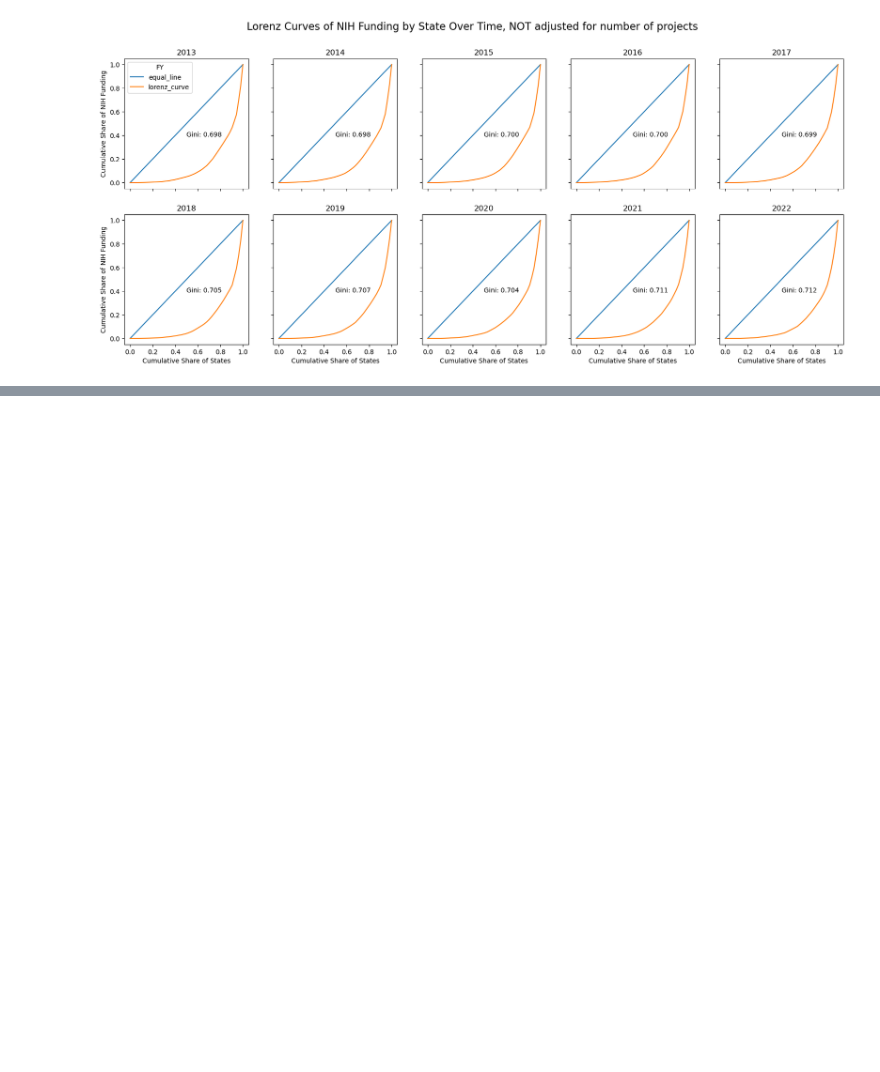
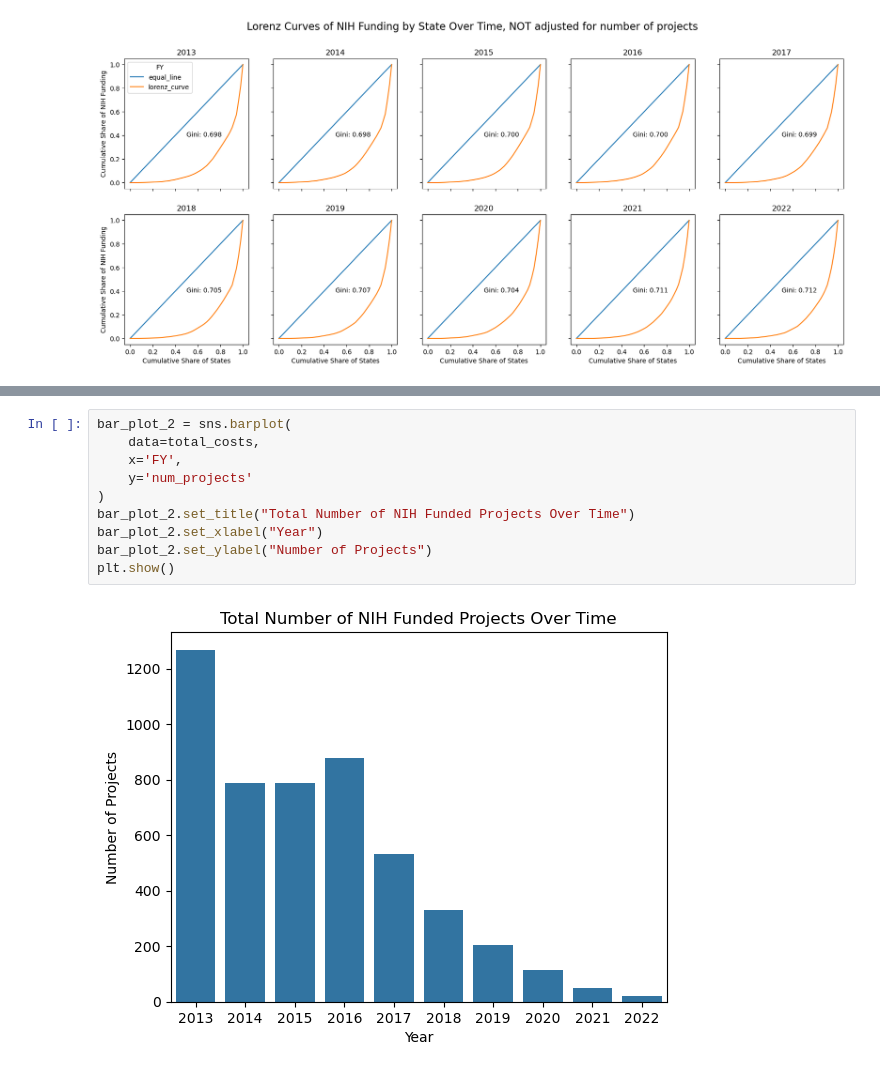
Before and after one commit to Moulica5374/NIH-Funding-Annotation-Analysis-Team-Project, a Jupyter notebook: Data_Analysis.ipynb, the cells around one changed output, grey strips where cells are left out. Saved outputs shown, nothing was run; the diff lists cells and outputs as text; blank space fills up the shorter version.

```diff
--- a/Data_Analysis.ipynb
+++ b/Data_Analysis.ipynb
@@ -1679,0 +1776,12 @@ for i, year in enumerate(range(2013, 2023)):
+# %%
+bar_plot_2 = sns.barplot(
+    data=total_costs,
+    x='FY',
+    y='num_projects'
+)
+bar_plot_2.set_title("Total Number of NIH Funded Projects Over Time")
+bar_plot_2.set_xlabel("Year")
+bar_plot_2.set_ylabel("Number of Projects")
+plt.show()
+# %% [output]
+[figure, added]
```
Also changed, not shown: parts of 7 cells of this notebook, 1 other file.
